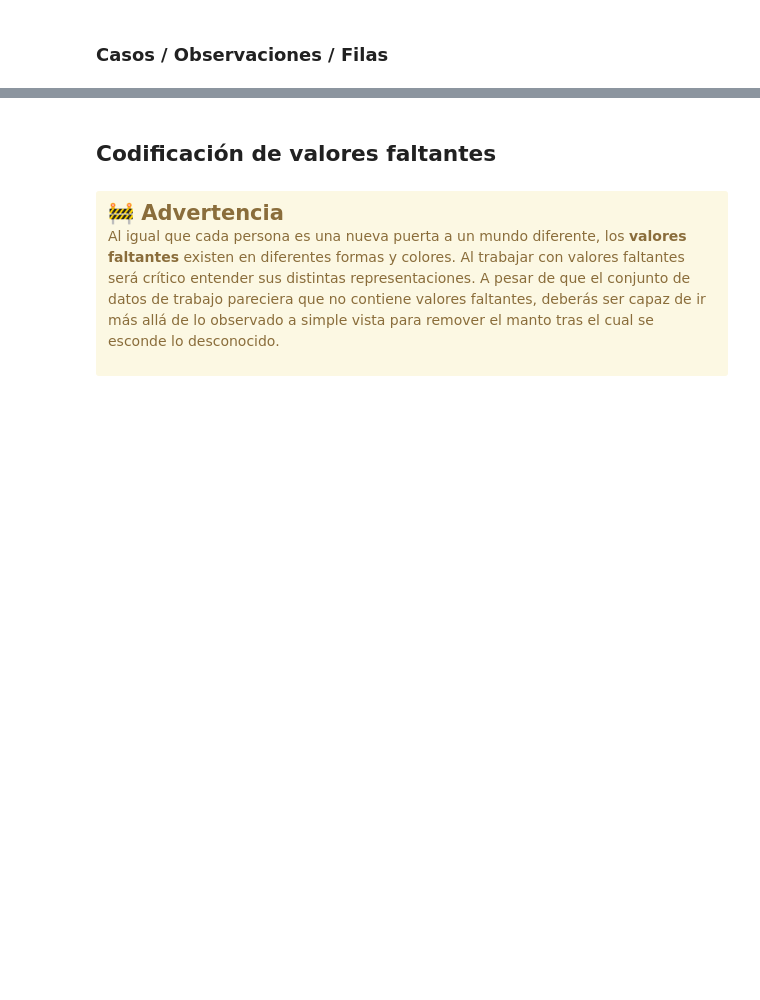
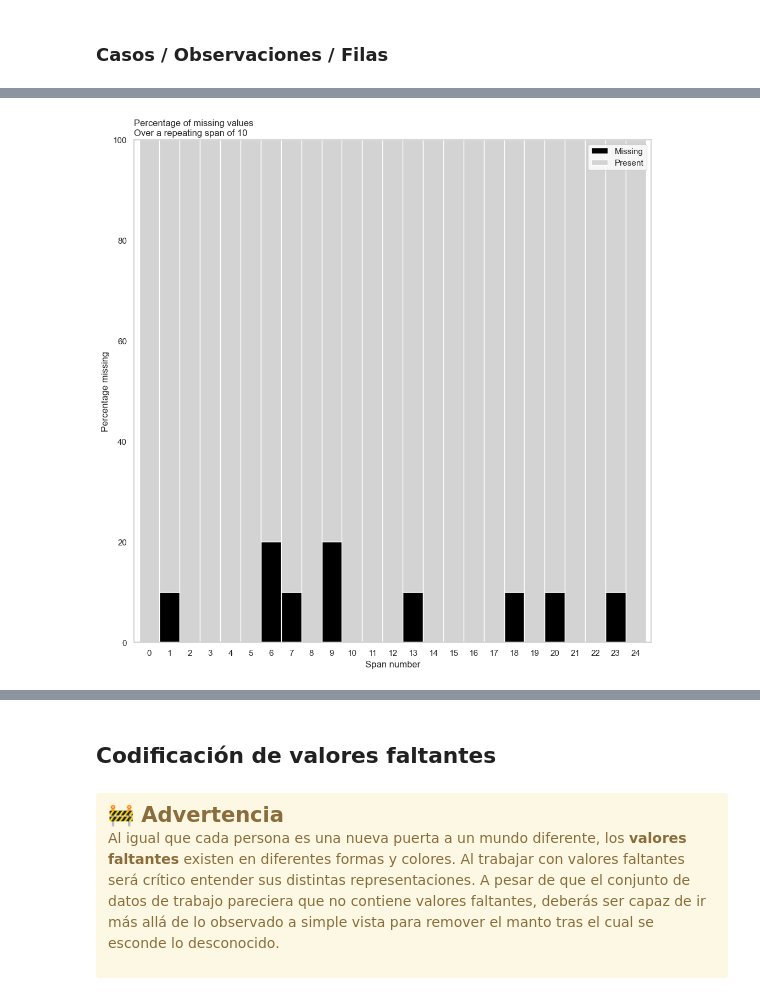
Before and after one commit to JuanLeguizamon97/datos_faltantes, a Jupyter notebook: live-exploration-missing-values.ipynb, the cells around one changed output, grey strips where cells are left out. Drawn from its saved outputs; the diff is of its cells as text; code cells hidden in the pictures; blank space fills up the shorter version.

```diff
--- a/live-exploration-missing-values.ipynb
+++ b/live-exploration-missing-values.ipynb
@@ -290,0 +393,4 @@ AttributeError: 'DataFrame' object has no attribute 'n_variables'
+# %%
+riskfactors_df.missing.missing_variable_span_plot(variable="weight_lbs", span_every=10)
+# %% [output]
+[figure, added]
```
Also changed, not shown: parts of 16 cells of this notebook.
